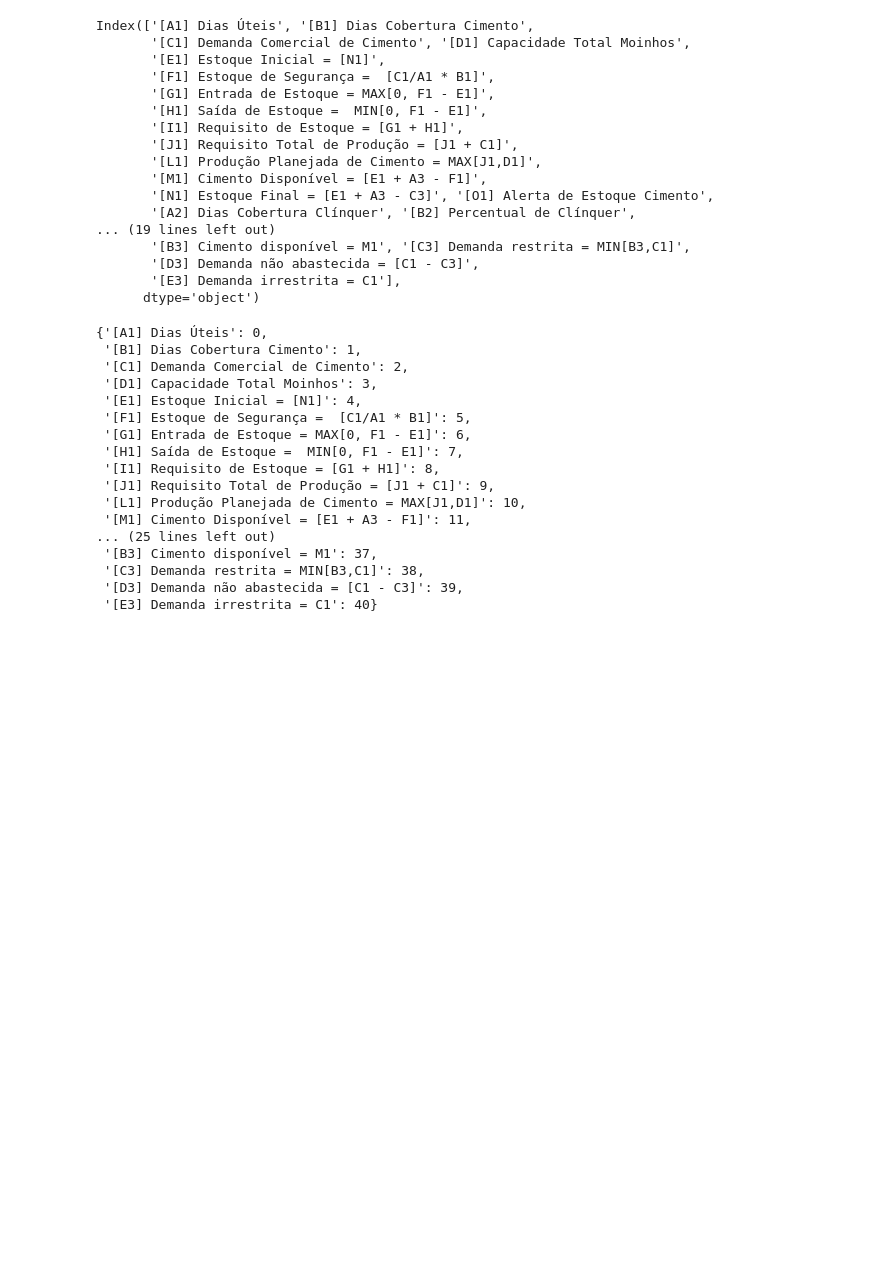
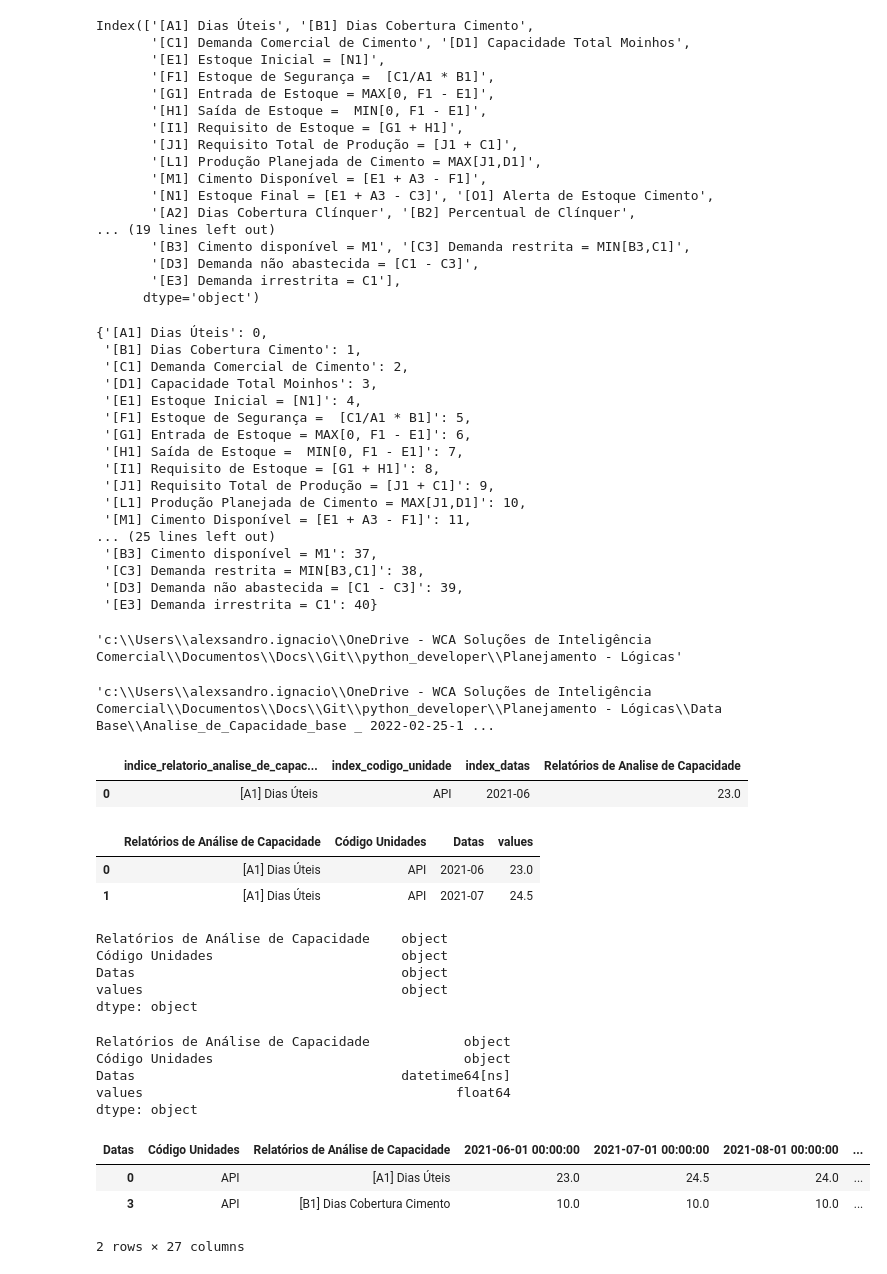
Before and after one commit to alexaugusto23/python_developer, a Jupyter notebook: Planejamento - Lógicas/logicas_pyplan.ipynb, the cells around one changed output. Drawn from its saved outputs; the diff is of its cells as text; code cells hidden in the pictures; blank space fills up the shorter version.

```diff
--- a/Planejamento - Lógicas/logicas_pyplan.ipynb
+++ b/Planejamento - Lógicas/logicas_pyplan.ipynb
@@ -280,3 +284,8 @@ _dict
  '[C3] Demanda restrita = MIN[B3,C1]': 38,
  '[D3] Demanda não abastecida = [C1 - C3]': 39,
  '[E3] Demanda irrestrita = C1': 40}
+# %%
+current_path = os.getcwd()
+current_path
+# %% [output]
+'c:\\Users\\alexsandro.ignacio\\OneDrive - WCA Soluções de Inteligência Comercial\\Documentos\\Docs\\Git\\python_developer\\Planejamento - Lógicas'
@@ -282,0 +295,64 @@ _dict
+# %%
+target_path = os.path.join(current_path, _directory_name, _file_name)
+target_path
+# %% [output]
+'c:\\Users\\alexsandro.ignacio\\OneDrive - WCA Soluções de Inteligência Comercial\\Documentos\\Docs\\Git\\python_developer\\Planejamento - Lógicas\\Data Base\\Analise_de_Capacidade_base _ 2022-02-25-1 ...
+# %%
+_df = pd.read_csv(target_path,sep=';')
+_df.head(1)
+# %% [output]
+|  | indice_relatorio_analise_de_capac... | index_codigo_unidade | index_datas | Relatórios de Analise de Capacidade |
+| 0 | [A1] Dias Úteis | API | 2021-06 | 23.0 |
+# %%
+_df = _df.rename(columns={'indice_relatorio_analise_de_capacidades':'Relatórios de Análise de Capacidade',
+                          'index_codigo_unidade':'Código Unidades',
+                          'index_datas':'Datas',
+                          'Relatórios de Analise de Capacidade':'values'}).replace('-',0)
+
+_df.head(2)
+# %% [output]
+|  | Relatórios de Análise de Capacidade | Código Unidades | Datas | values |
+| 0 | [A1] Dias Úteis | API | 2021-06 | 23.0 |
+| 1 | [A1] Dias Úteis | API | 2021-07 | 24.5 |
+# %%
+_df.dtypes
+# %% [output]
+Relatórios de Análise de Capacidade    object
+Código Unidades                        object
+Datas                                  object
+values                                 object
+dtype: object
+# %%
+_df['Datas'] = pd.to_datetime(_df['Datas'])
+_df['values'] = _df['values'].astype(float)
+_df2 = _df
+_df.dtypes
+# %% [output]
+Relatórios de Análise de Capacidade            object
+Código Unidades                                object
+Datas                                  datetime64[ns]
+values                                        float64
+dtype: object
+# %%
+# Tabela Normal
+dicionario_ordem_relatorio = _dict
+
+_df = _df.pivot_table(index=['Código Unidades','Relatórios de Análise de Capacidade'], columns='Datas', values='values')
+
+_df = _df.reset_index().sort_values(['Código Unidades', 'Relatórios de Análise de Capacidade'])
+
+_df['Ordem'] = _df['Relatórios de Análise de Capacidade']
+_df['Ordem']  = _df['Ordem'].map(dicionario_ordem_relatorio)
+# # _df['Ordem'] = _df['Relatórios de Análise de Capacidade'].str.split(pat=' ').str[0]
+# # _df['Ordem']  = _df['Ordem'].replace(dicionario_ordem_relatorio)
+
+
+_df = _df.sort_values(['Código Unidades', 'Ordem'])
+# #  _df.drop(columns='Ordem', inplace=True)
+
+_df.head(2)
+# %% [output]
+| Datas | Código Unidades | Relatórios de Análise de Capacidade | 2021-06-01 00:00:00 | 2021-07-01 00:00:00 | 2021-08-01 00:00:00 | ... |
+| 0 | API | [A1] Dias Úteis | 23.0 | 24.5 | 24.0 | ... |
+| 3 | API | [B1] Dias Cobertura Cimento | 10.0 | 10.0 | 10.0 | ... |
+2 rows × 27 columns
```
Also changed, not shown: parts of 16 cells of this notebook, 2 other files.
